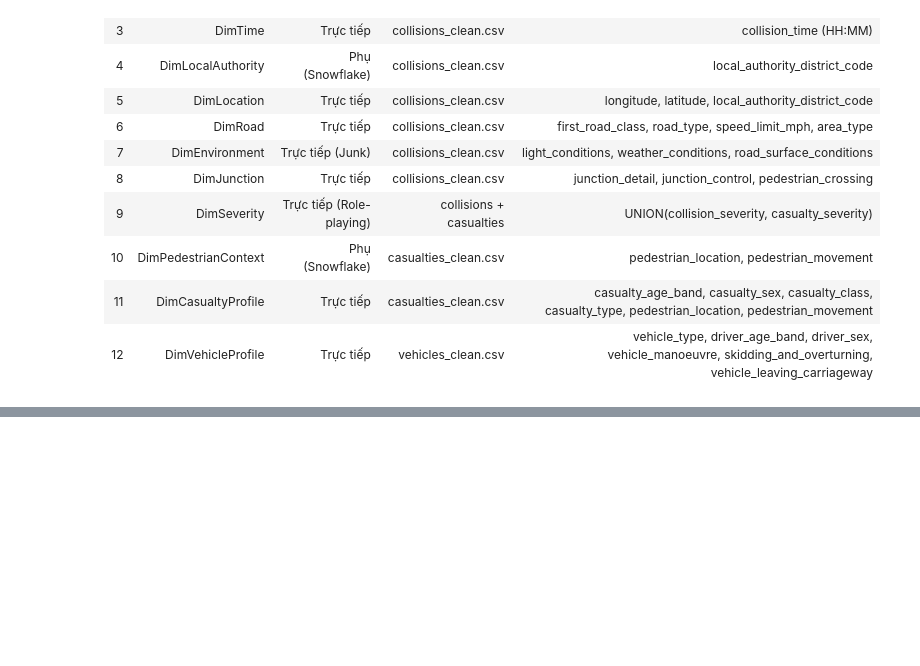
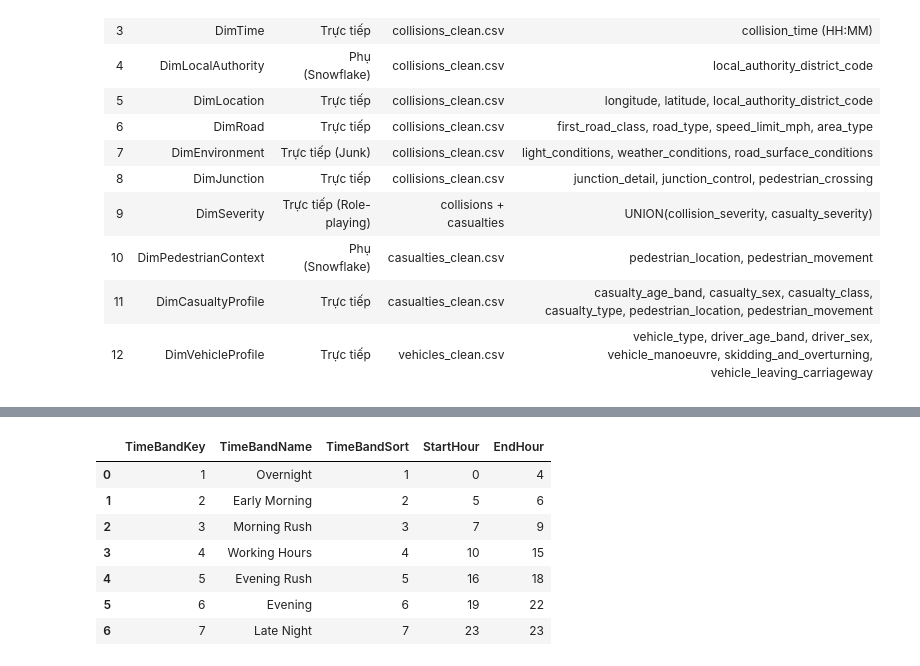
Before and after one commit to Khoa-Huynh-212006/GB-Road-Safety-OLAP, a Jupyter notebook: Data/Profiling/dimension_row_estimation.ipynb, the cells around one changed output, grey strips where cells are left out. Drawn from its saved outputs; the diff is of its cells as text; code cells hidden in the pictures; blank space fills up the shorter version.

```diff
--- a/Data/Profiling/dimension_row_estimation.ipynb
+++ b/Data/Profiling/dimension_row_estimation.ipynb
@@ -671,0 +405,83 @@ Sheets: Summary | Full Detail
+# %%
+# CELL 7 — DimTimeBand
+TIME_BANDS = pd.DataFrame(
+    [
+        {
+            "TimeBandKey": 1,
+            "TimeBandName": "Overnight",
+            "TimeBandSort": 1,
+            "StartHour": 0,
+            "EndHour": 4,
+        },
+        {
+            "TimeBandKey": 2,
+            "TimeBandName": "Early Morning",
+            "TimeBandSort": 2,
+            "StartHour": 5,
+            "EndHour": 6,
+        },
+        {
+            "TimeBandKey": 3,
+            "TimeBandName": "Morning Rush",
+            "TimeBandSort": 3,
+            "StartHour": 7,
+            "EndHour": 9,
+        },
+        {
+            "TimeBandKey": 4,
+            "TimeBandName": "Working Hours",
+            "TimeBandSort": 4,
+            "StartHour": 10,
+            "EndHour": 15,
+        },
+        {
+            "TimeBandKey": 5,
+            "TimeBandName": "Evening Rush",
+            "TimeBandSort": 5,
+            "StartHour": 16,
+            "EndHour": 18,
+        },
+        {
+            "TimeBandKey": 6,
+            "TimeBandName": "Evening",
+            "TimeBandSort": 6,
+            "StartHour": 19,
+            "EndHour": 22,
+        },
+        {
+            "TimeBandKey": 7,
+            "TimeBandName": "Late Night",
+            "TimeBandSort": 7,
+            "StartHour": 23,
+            "EndHour": 23,
+        },
+    ]
+)
+
+result = {
+    "Dimension": "DimTimeBand",
+    "Source File": "Business-defined",
+    "Grain": "TimeBandName",
+    "Total Source Rows": len(df_col),
+    "Source Distinct Rows": 7,
+    "Partial-Unknown Combinations": 0,
+    "All-Unknown Combinations": 0,
+    "Valid Members": 7,
+    "Technical Members": 1,
+    "Expected Rows": 8,
+    "Note": "7 khung giờ nghiệp vụ + 1 dòng Unknown.",
+}
+
+all_results.append(result)
+
+display(TIME_BANDS)
+display(pd.DataFrame([result]))
+# %% [output]
+|  | TimeBandKey | TimeBandName | TimeBandSort | StartHour | EndHour |
+| 0 | 1 | Overnight | 1 | 0 | 4 |
+| 1 | 2 | Early Morning | 2 | 5 | 6 |
+| 2 | 3 | Morning Rush | 3 | 7 | 9 |
+| 3 | 4 | Working Hours | 4 | 10 | 15 |
+| 4 | 5 | Evening Rush | 5 | 16 | 18 |
+| 5 | 6 | Evening | 6 | 19 | 22 |
+| 6 | 7 | Late Night | 7 | 23 | 23 |
```
Also changed, not shown: parts of 51 cells of this notebook, 1 other file.
